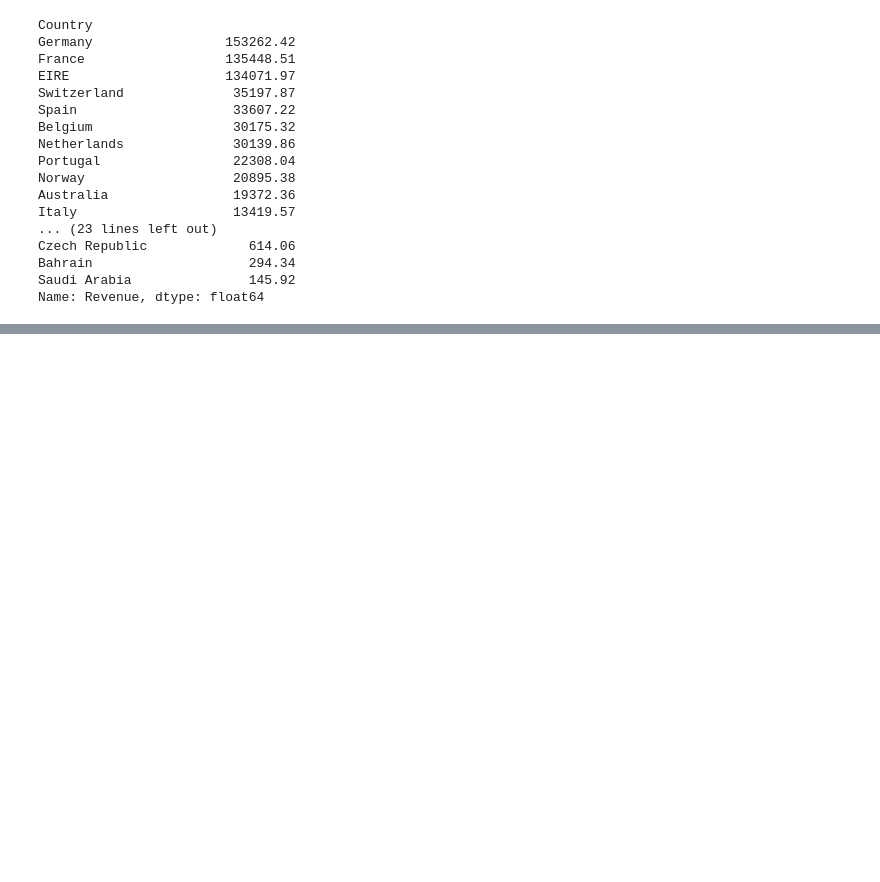
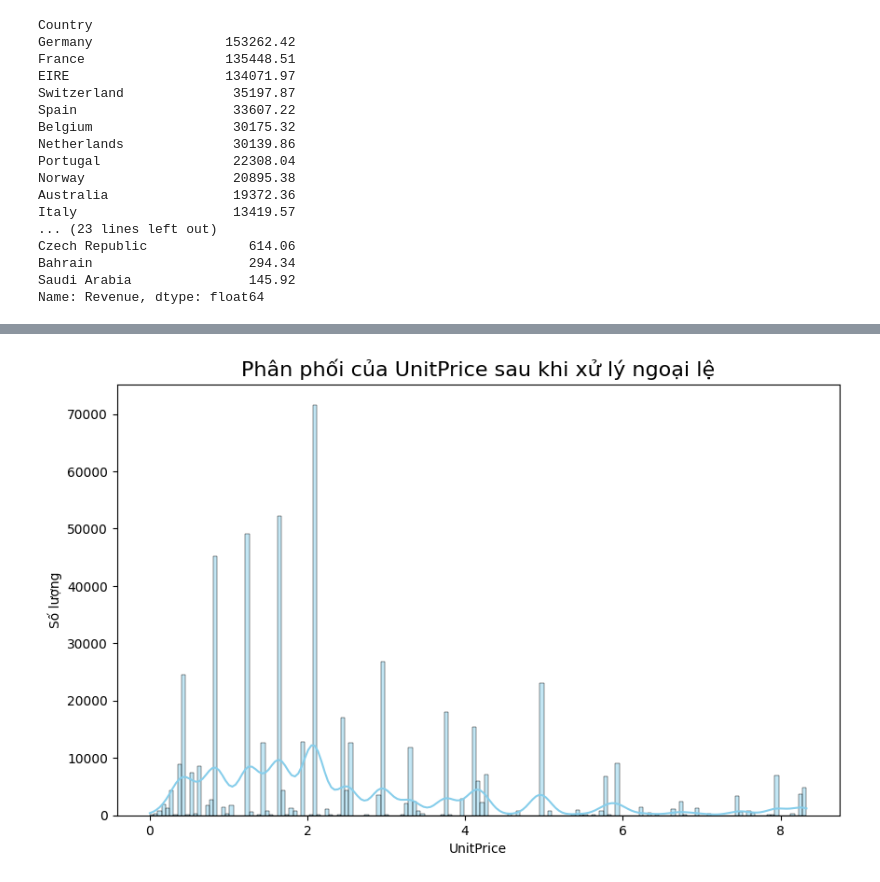
Before and after one commit to lequanganhtuan/w2-p2-pj, a Jupyter notebook: notebooks/E-Commerce.ipynb, the cells around one changed output, grey strips where cells are left out. Cells and saved outputs as stored; diff of their text form; code cells hidden in the pictures; blank space fills up the shorter version.

```diff
--- a/notebooks/E-Commerce.ipynb
+++ b/notebooks/E-Commerce.ipynb
@@ -332,0 +375,15 @@ Name: Revenue, dtype: float64
+# %%
+plt.figure(figsize=(10, 6))
+sns.histplot(
+    data = df,
+    x= 'UnitPrice',
+    kde=True,
+    color='skyblue'
+)
+
+plt.title("Phân phối của UnitPrice sau khi xử lý ngoại lệ", fontsize=16)
+plt.xlabel("UnitPrice")
+plt.ylabel("Số lượng")
+plt.show()
+# %% [output]
+[figure, added]
```
Also changed, not shown: parts of 8 cells of this notebook.
